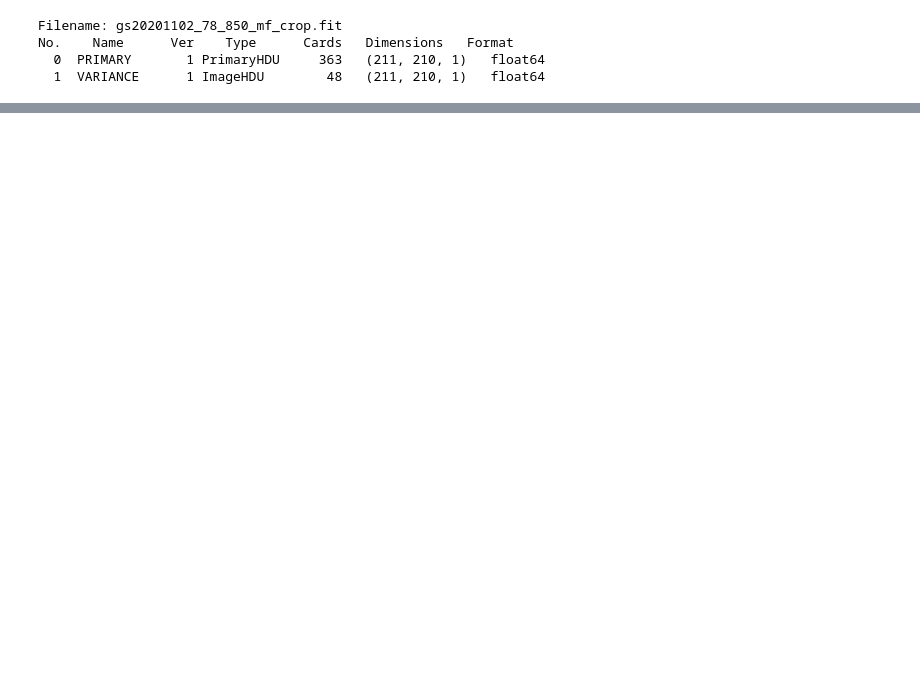
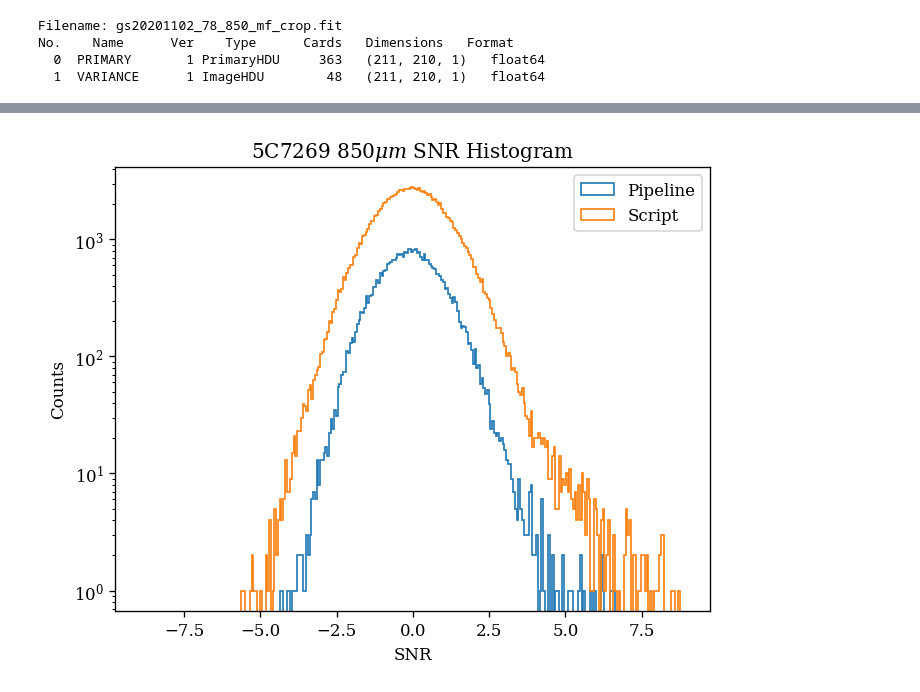
Before and after one commit to Lim1029/SIF3004, a Jupyter notebook: plot_hisb.ipynb, the cells around one changed output, grey strips where cells are left out. Saved outputs shown, nothing was run; the diff lists cells and outputs as text; code cells hidden in the pictures; blank space fills up the shorter version.

```diff
--- a/plot_hisb.ipynb
+++ b/plot_hisb.ipynb
@@ -21,0 +22,36 @@ array([[[nan, nan, nan, ..., nan, nan, nan],
+# %%
+import numpy as np
+import matplotlib.pyplot as plt
+from astropy.io import fits
+
+plt.rcParams['font.family'] = 'serif'
+plt.rcParams["mathtext.fontset"] = "dejavuserif"
+
+source_name = '5C7269'
+wav = '850'
+n = 250
+
+snr = fits.open('gs20201102_78_850_snr_crop.fit')[0].data[0].flatten()
+jks = fits.open('5C7-269_850_crop_mf_cal_snr.fits')[0].data[0].flatten()
+snr = snr[~np.isnan(snr)]
+jks = jks[~np.isnan(jks)]
+
+rang = np.hstack([snr,jks])
+rang = np.nanmin(rang),np.nanmax(rang)
+
+fig,ax = plt.subplots(dpi=120)
+
+
+s = ax.hist(snr,range=rang,bins=n,histtype='step',label='Pipeline')
+ax.hist(jks,range=rang,bins=n,histtype='step',label='Script')
+ax.set_xlabel('SNR')
+ax.set_xlim(-max(s[1])-1,max(s[1])+1)
+ax.set_yscale('log')
+ax.set_ylabel('Counts')
+ax.set_title(rf'{source_name} ${wav}\mu m$ SNR Histogram')
+ax.legend()
+
+#plt.savefig(f'{source_name}_{wav}_flux dist.png')
+plt.show()
+# %% [output]
+[figure, added]
```
Also changed, not shown: parts of 5 cells of this notebook, 7 other files.
